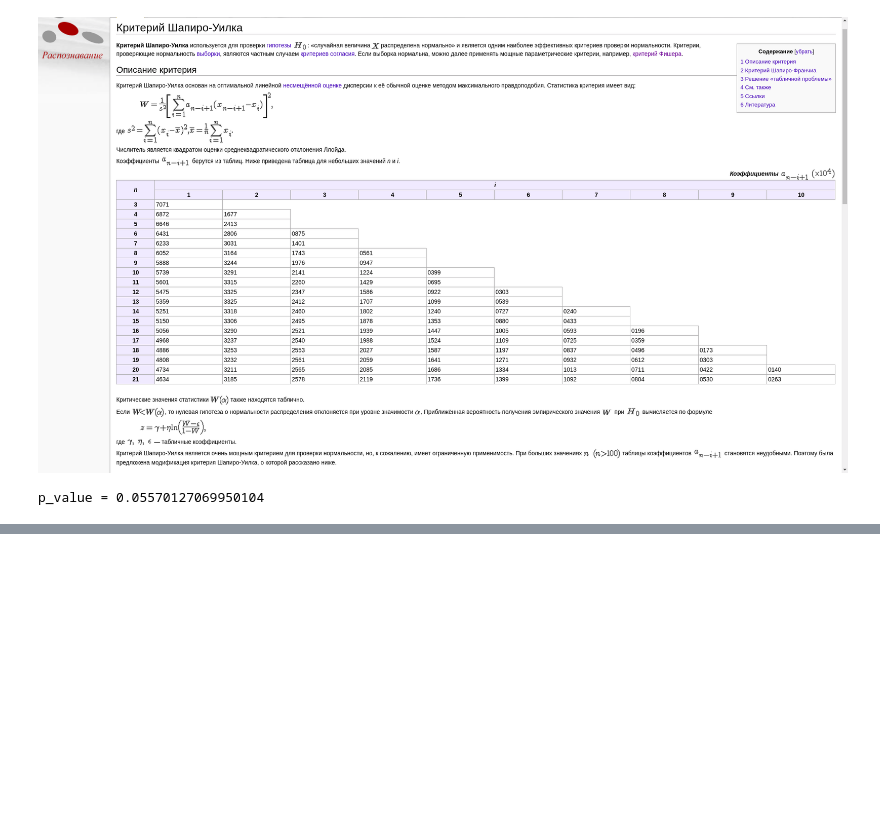
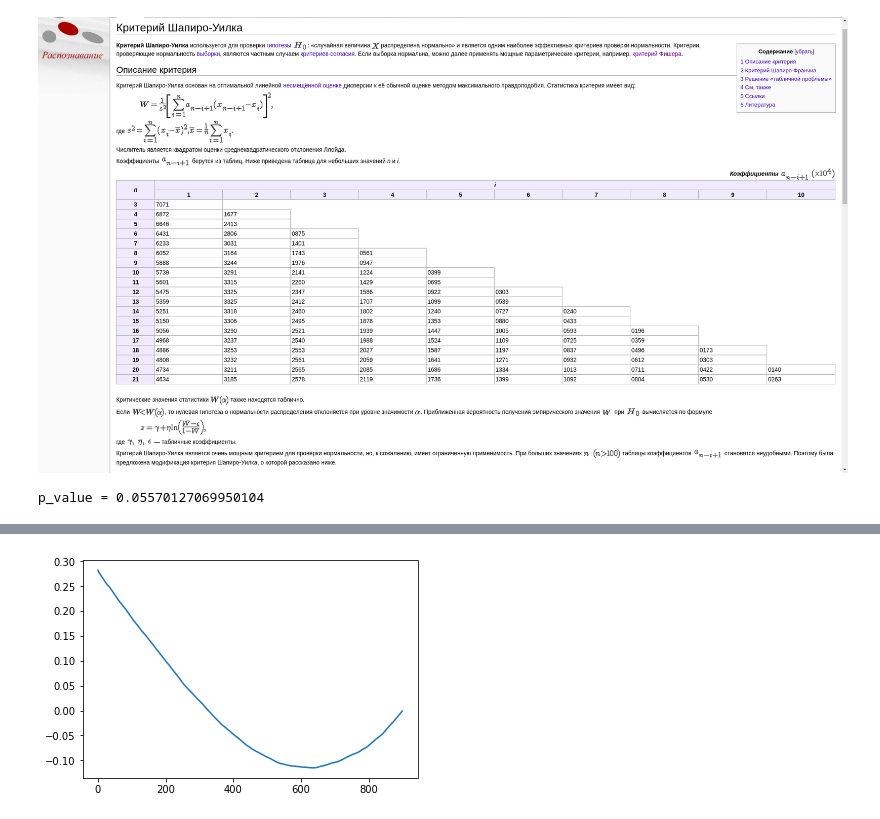
Before and after one commit to Bullldoger/prediction_theory, a Jupyter notebook: notebooks/Labs.ipynb, the cells around one changed output, grey strips where cells are left out. Drawn from its saved outputs; the diff is of its cells as text; code cells hidden in the pictures; blank space fills up the shorter version.

```diff
--- a/notebooks/Labs.ipynb
+++ b/notebooks/Labs.ipynb
@@ -861,0 +910,17 @@ p_value = 0.05570127069950104
+# %%
+from numpy import *
+import numpy as np
+import pylab as P
+
+def estimated_autocorrelation(x):
+    n = len(x)
+    variance = x.var()
+    x = x - x.mean()
+    r = np.correlate(x, x, mode = 'full')[-n:]
+    result = r
+    return result
+# %%
+plt.plot(estimated_autocorrelation(p_times[:, 0]))
+plt.show()
+# %% [output]
+[figure, added]
```
Also changed, not shown: parts of 14 cells of this notebook.
